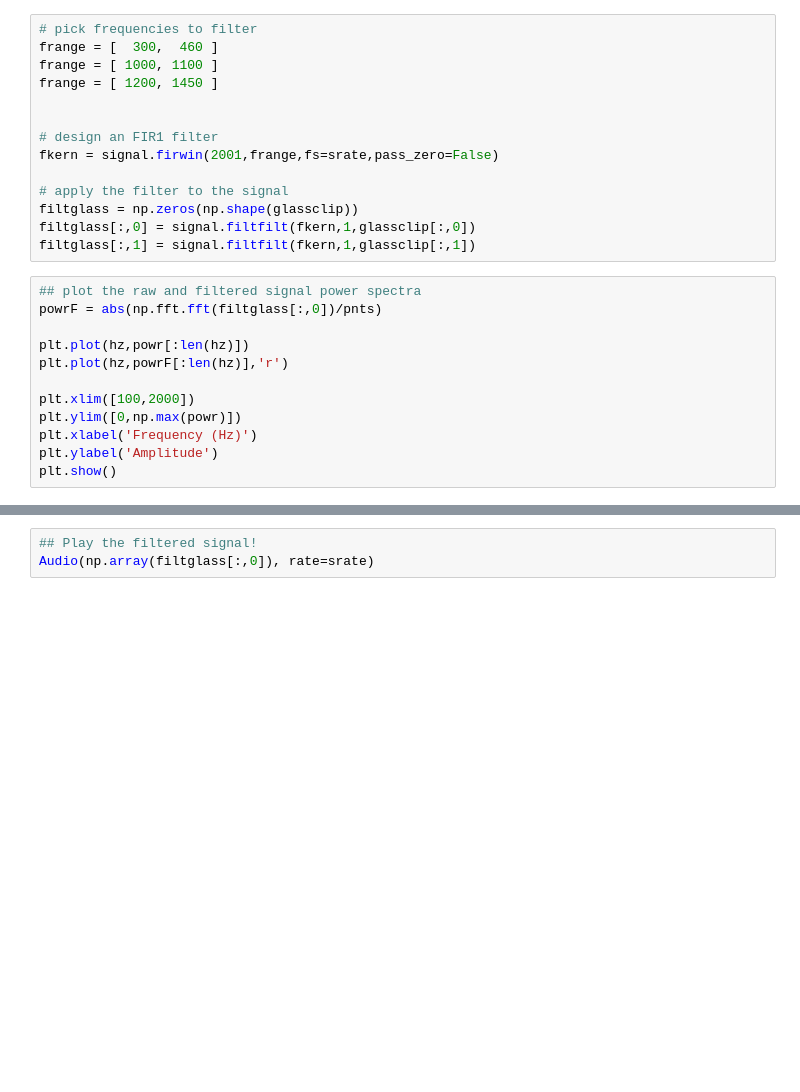
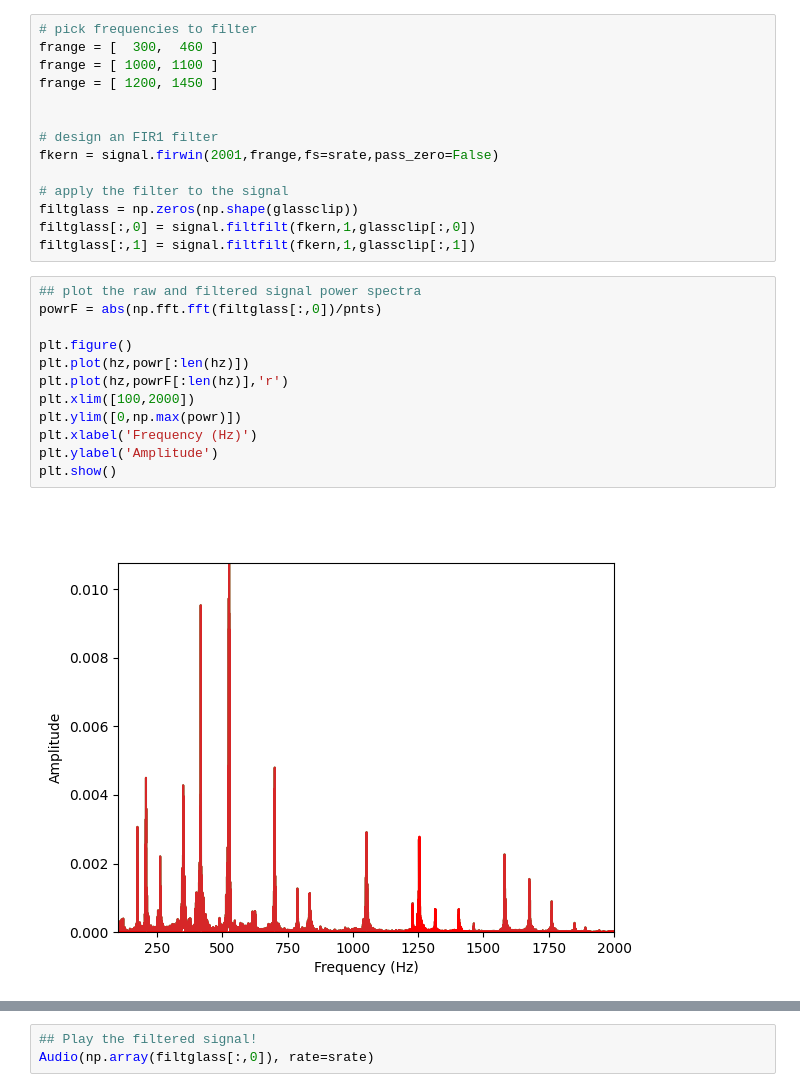
Before and after one commit to bel8z/signal-processing-course, a Jupyter notebook: quickwin/sigprocMXC_filterGlass.ipynb, the cells around one changed output, grey strips where cells are left out. Saved outputs shown, nothing was run; the diff lists cells and outputs as text; blank space fills up the shorter version.

```diff
--- a/quickwin/sigprocMXC_filterGlass.ipynb
+++ b/quickwin/sigprocMXC_filterGlass.ipynb
@@ -54,15 +63,17 @@ filtglass[:,1] = signal.filtfilt(fkern,1,glassclip[:,1])
 # %%
 ## plot the raw and filtered signal power spectra
 powrF = abs(np.fft.fft(filtglass[:,0])/pnts)
 
+plt.figure()
 plt.plot(hz,powr[:len(hz)])
 plt.plot(hz,powrF[:len(hz)],'r')
-
 plt.xlim([100,2000])
 plt.ylim([0,np.max(powr)])
 plt.xlabel('Frequency (Hz)')
 plt.ylabel('Amplitude')
 plt.show()
+# %% [output]
+[figure, added]
 # %%
 # plot the time-frequency response
 
```
Also changed, not shown: parts of 4 cells of this notebook.
